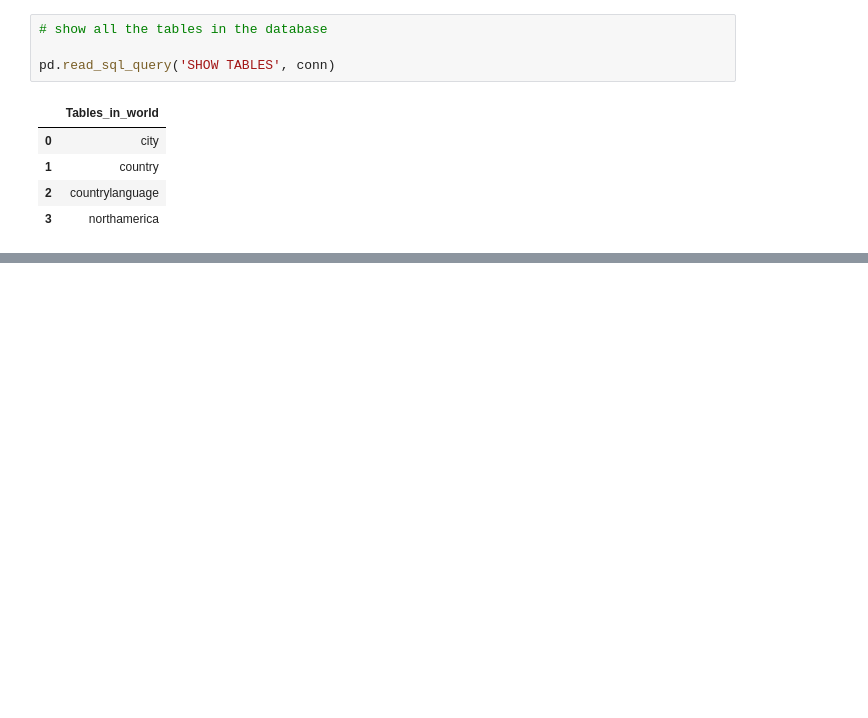
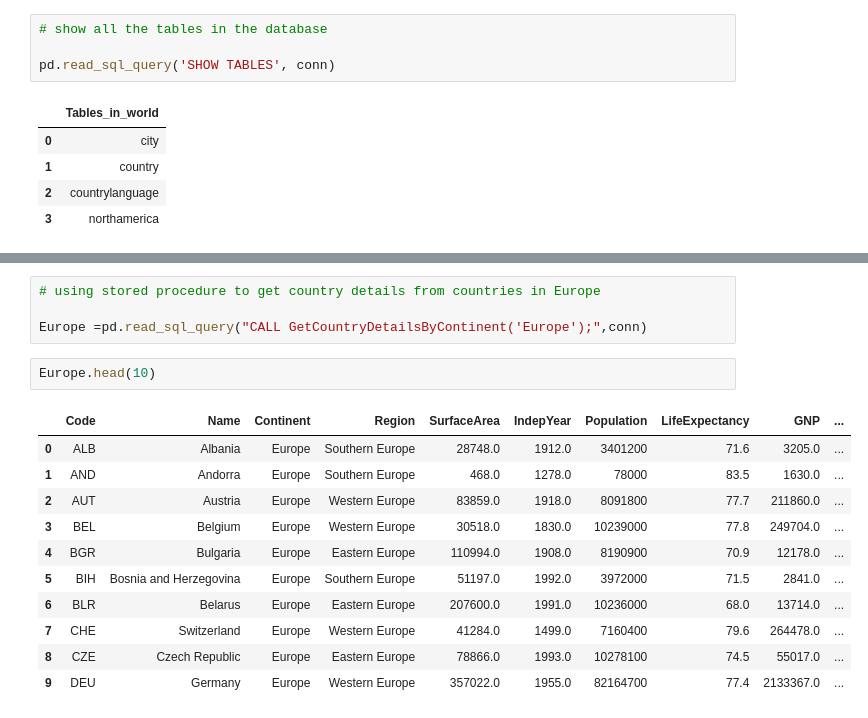
Before and after one commit to franciskyalo/sql_queries, a Jupyter notebook: sql.ipynb, the cells around one changed output, grey strips where cells are left out. Saved outputs shown, nothing was run; the diff lists cells and outputs as text; blank space fills up the shorter version.

```diff
--- a/sql.ipynb
+++ b/sql.ipynb
@@ -35,0 +191,18 @@ pd.read_sql_query('SHOW TABLES', conn)
+# %%
+# using stored procedure to get country details from countries in Europe
+
+Europe =pd.read_sql_query("CALL GetCountryDetailsByContinent('Europe');",conn)
+# %%
+Europe.head(10)
+# %% [output]
+|  | Code | Name | Continent | Region | SurfaceArea | IndepYear | Population | LifeExpectancy | GNP | ... |
+| 0 | ALB | Albania | Europe | Southern Europe | 28748.0 | 1912.0 | 3401200 | 71.6 | 3205.0 | ... |
+| 1 | AND | Andorra | Europe | Southern Europe | 468.0 | 1278.0 | 78000 | 83.5 | 1630.0 | ... |
+| 2 | AUT | Austria | Europe | Western Europe | 83859.0 | 1918.0 | 8091800 | 77.7 | 211860.0 | ... |
+| 3 | BEL | Belgium | Europe | Western Europe | 30518.0 | 1830.0 | 10239000 | 77.8 | 249704.0 | ... |
+| 4 | BGR | Bulgaria | Europe | Eastern Europe | 110994.0 | 1908.0 | 8190900 | 70.9 | 12178.0 | ... |
+| 5 | BIH | Bosnia and Herzegovina | Europe | Southern Europe | 51197.0 | 1992.0 | 3972000 | 71.5 | 2841.0 | ... |
+| 6 | BLR | Belarus | Europe | Eastern Europe | 207600.0 | 1991.0 | 10236000 | 68.0 | 13714.0 | ... |
+| 7 | CHE | Switzerland | Europe | Western Europe | 41284.0 | 1499.0 | 7160400 | 79.6 | 264478.0 | ... |
+| 8 | CZE | Czech Republic | Europe | Eastern Europe | 78866.0 | 1993.0 | 10278100 | 74.5 | 55017.0 | ... |
+| 9 | DEU | Germany | Europe | Western Europe | 357022.0 | 1955.0 | 82164700 | 77.4 | 2133367.0 | ... |
```
Also changed, not shown: parts of 18 cells of this notebook.
